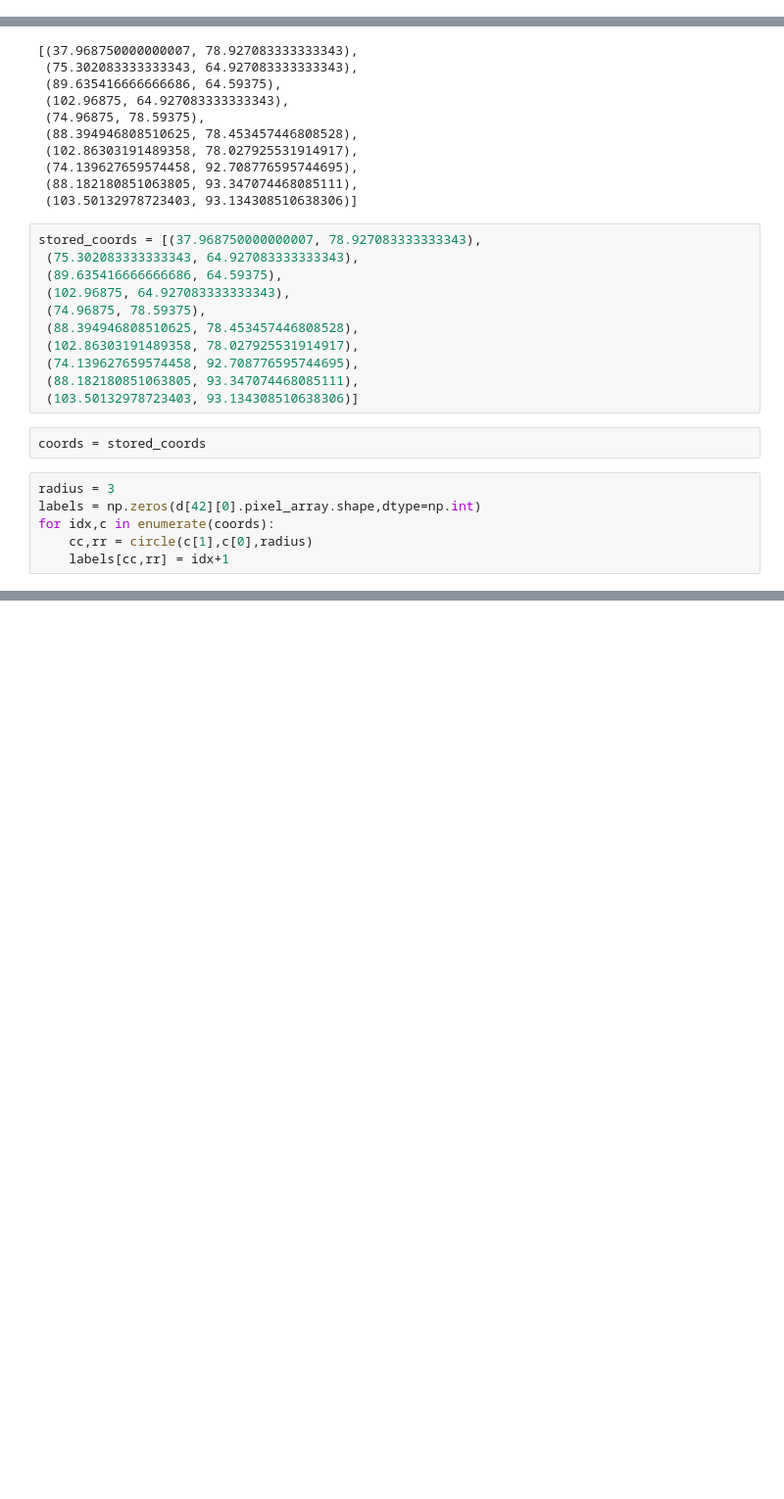
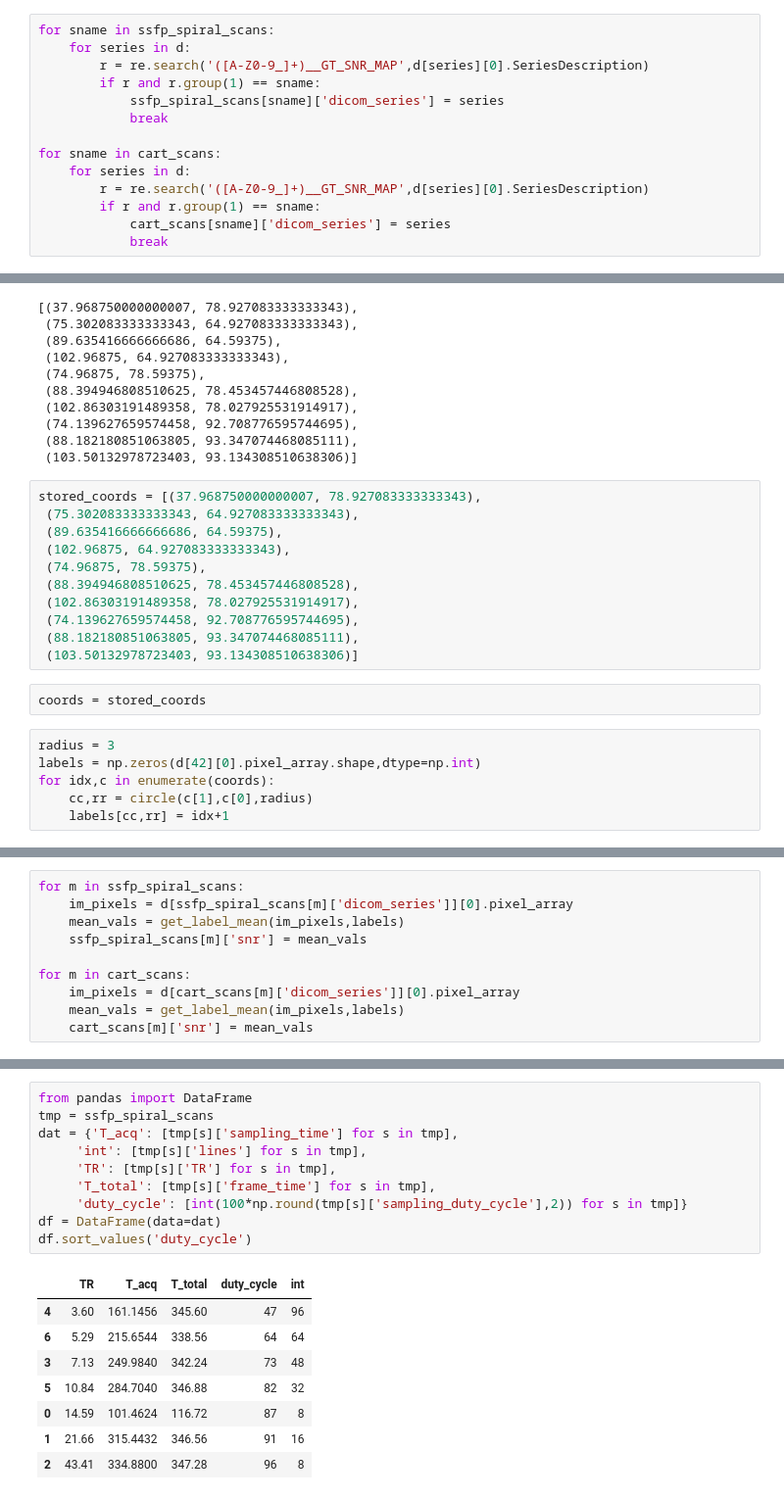
Before and after one commit to NHLBI-MR/notebook_hansen, a Jupyter notebook: projects/low_field/snr_meas_panda20160123_spiral_snr.ipynb, the cells around one changed output, grey strips where cells are left out. Shown at 98% size. Drawn from its saved outputs; the diff is of its cells as text; blank space fills up the shorter version.

```diff
--- a/projects/low_field/snr_meas_panda20160123_spiral_snr.ipynb
+++ b/projects/low_field/snr_meas_panda20160123_spiral_snr.ipynb
@@ -266,3 +315,17 @@ print_dicom_summary(d)
 43      1       SPIR_BW500_TR1459_I8__GT_SNR_MAP
 # %%
 snr_images = [16,31,33,35,37,39,41,43]
+# %%
+for sname in ssfp_spiral_scans:
+    for series in d:
+        r = re.search('([A-Z0-9_]+)__GT_SNR_MAP',d[series][0].SeriesDescription)
+        if r and r.group(1) == sname:
+            ssfp_spiral_scans[sname]['dicom_series'] = series
+            break
+
+for sname in cart_scans:
+    for series in d:
+        r = re.search('([A-Z0-9_]+)__GT_SNR_MAP',d[series][0].SeriesDescription)
+        if r and r.group(1) == sname:
+            cart_scans[sname]['dicom_series'] = series
+            break
@@ -459,0 +388,10 @@ img1 = ax.imshow(img_it,cmap=plt.cm.jet)
+# %%
+for m in ssfp_spiral_scans:
+    im_pixels = d[ssfp_spiral_scans[m]['dicom_series']][0].pixel_array
+    mean_vals = get_label_mean(im_pixels,labels)
+    ssfp_spiral_scans[m]['snr'] = mean_vals
+
+for m in cart_scans:
+    im_pixels = d[cart_scans[m]['dicom_series']][0].pixel_array
+    mean_vals = get_label_mean(im_pixels,labels)
+    cart_scans[m]['snr'] = mean_vals
@@ -459,0 +470,19 @@ img1 = ax.imshow(img_it,cmap=plt.cm.jet)
+# %%
+from pandas import DataFrame
+tmp = ssfp_spiral_scans
+dat = {'T_acq': [tmp[s]['sampling_time'] for s in tmp],
+     'int': [tmp[s]['lines'] for s in tmp],
+     'TR': [tmp[s]['TR'] for s in tmp],
+     'T_total': [tmp[s]['frame_time'] for s in tmp],
+     'duty_cycle': [int(100*np.round(tmp[s]['sampling_duty_cycle'],2)) for s in tmp]}
+df = DataFrame(data=dat)
+df.sort_values('duty_cycle')
+# %% [output]
+|  | TR | T_acq | T_total | duty_cycle | int |
+| 4 | 3.60 | 161.1456 | 345.60 | 47 | 96 |
+| 6 | 5.29 | 215.6544 | 338.56 | 64 | 64 |
+| 3 | 7.13 | 249.9840 | 342.24 | 73 | 48 |
+| 5 | 10.84 | 284.7040 | 346.88 | 82 | 32 |
+| 0 | 14.59 | 101.4624 | 116.72 | 87 | 8 |
+| 1 | 21.66 | 315.4432 | 346.56 | 91 | 16 |
+| 2 | 43.41 | 334.8800 | 347.28 | 96 | 8 |
```
Also changed, not shown: parts of 30 cells of this notebook, 5 other files.
